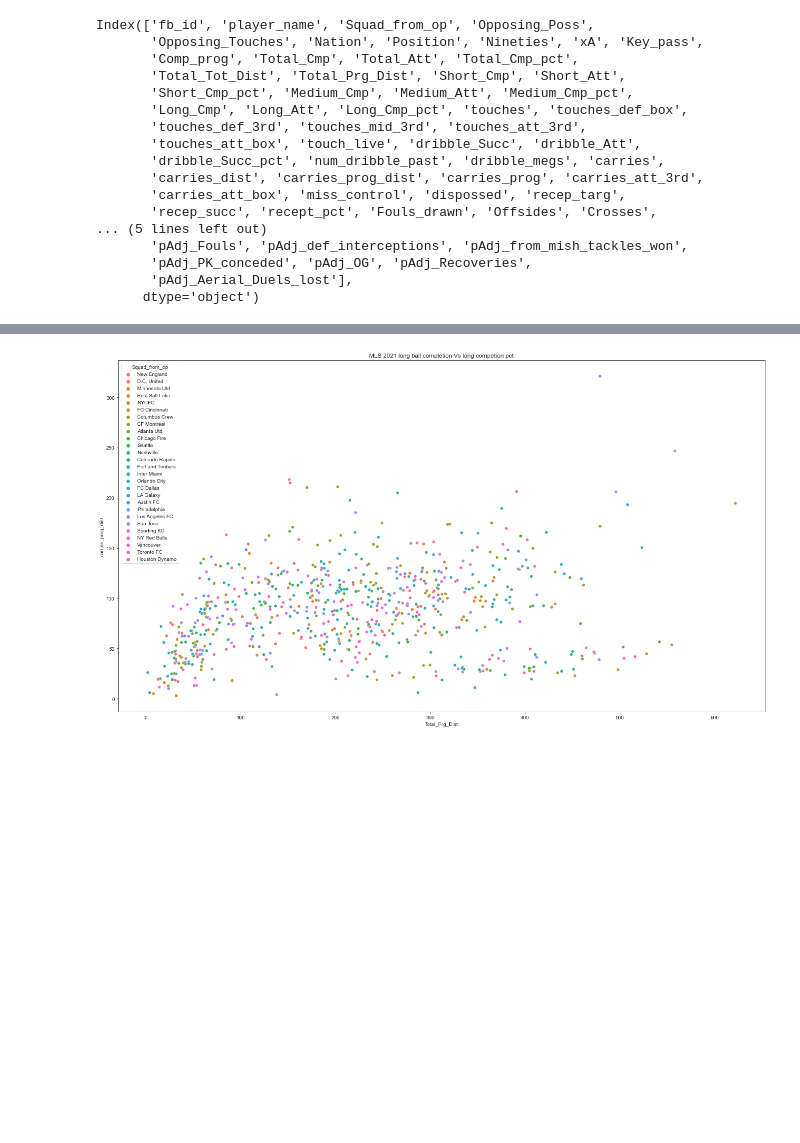
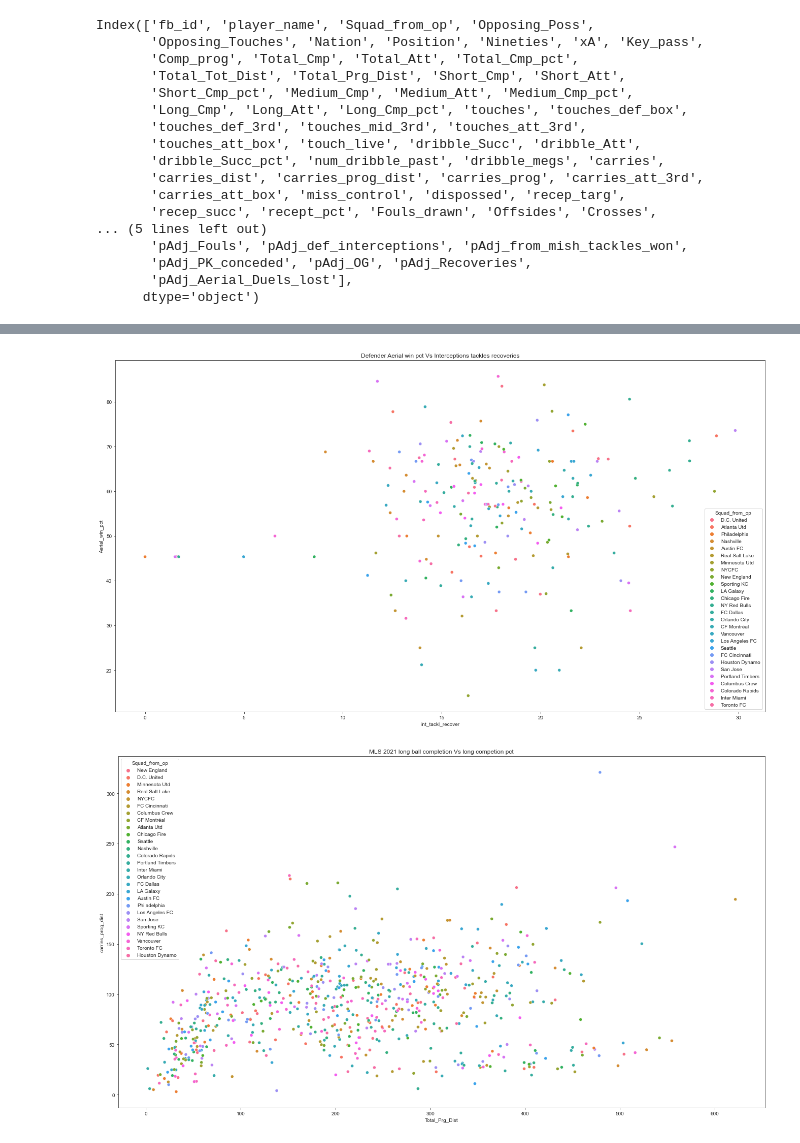
Before and after one commit to misterrustia/MLS_clustering_Captsone, a Jupyter notebook: 2_Exploratory_Data_analysis/Defensive_attribute_viz.ipynb, the cells around one changed output, grey strips where cells are left out. Drawn from its saved outputs; the diff is of its cells as text; code cells hidden in the pictures; blank space fills up the shorter version.

```diff
--- a/2_Exploratory_Data_analysis/Defensive_attribute_viz.ipynb
+++ b/2_Exploratory_Data_analysis/Defensive_attribute_viz.ipynb
@@ -29,3 +54,23 @@ Index(['fb_id', 'player_name', 'Squad_from_op', 'Opposing_Poss',
+# %%
+graph = df.loc[(df['int_tackl_recover']<35)&(df['Position']=='DF')&(df['Aerial_win_pct']<100)&
+               (df['Aerial_win_pct']>0)]
+
+
+sns.set_style('ticks')
+
+fig, ax = plt.subplots()
+fig.set_size_inches(18.5, 10.5)
+
+# plt.gca().invert_xaxis()
+# plt.xticks(rotation = 90)
+
+
+g = sns.scatterplot(data=graph, x ='int_tackl_recover', y='Aerial_win_pct' ,hue='Squad_from_op',
+                ax=ax).set(title='Defender Aerial win pct Vs Interceptions tackles recoveries')
+
+plt.tight_layout()
+# %% [output]
+[figure, added]
 # %%
 'Long_Att', 'Long_Cmp_pct'
 
```
Also changed, not shown: parts of 3 cells of this notebook.
